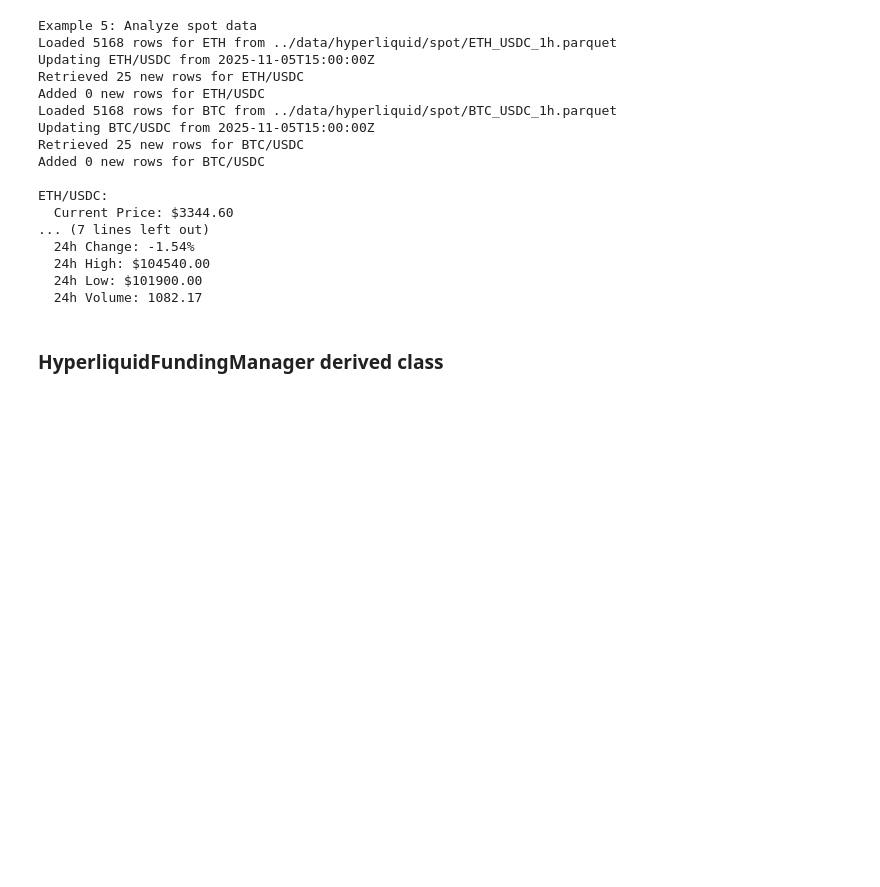
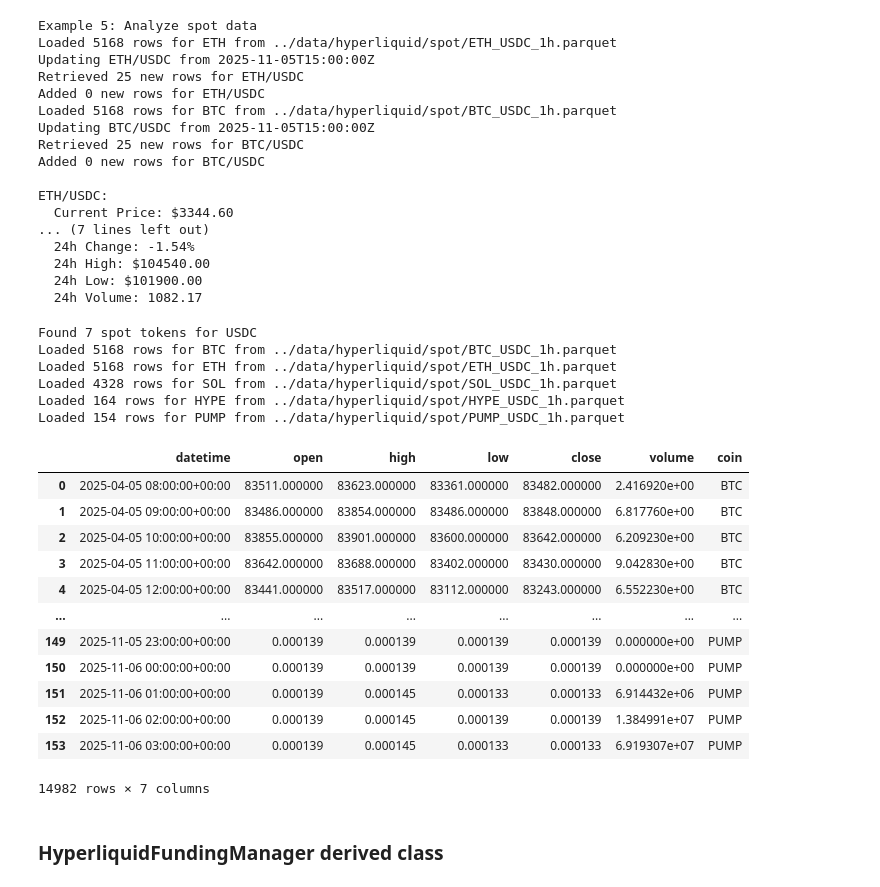
Before and after one commit to silvaac/token_data, a Jupyter notebook: nbs/hyperliquid.ipynb, the cells around one changed output. Saved outputs shown, nothing was run; the diff lists cells and outputs as text; code cells hidden in the pictures; blank space fills up the shorter version.

```diff
--- a/nbs/hyperliquid.ipynb
+++ b/nbs/hyperliquid.ipynb
@@ -980,9 +980,8 @@ class HyperliquidDataManager:
 
         # Initialize info client if needed
         if self.info is None:
-            from hyperliquid.info import Info
-            from hyperliquid.utils import constants
-            address, self.info, exchange = setup(base_url=constants.MAINNET_API_URL, skip_ws=True)
+            if self.update:
+                raise ValueError("To update data, Info client must be provided")
 
         # Get list of tickers to process
         self._initialize_tickers()
@@ -1449,0 +1471,9 @@ Saved 5569 rows for ETH
+# %%
+#|eval: false
+manager = HyperliquidPerpManager(
+    update=False,
+    save=False,
+    verbose=False
+)
+df = manager.get_data()
+print(df)
@@ -1666,7 +1714,7 @@ class HyperliquidSpotManager(HyperliquidDataManager):
                 print(f"Error processing {ticker}/{self.base}: {e}")
                 continue
 
-    def get_data(self, ticker):
+    def get_data(self, ticker=None):
         """
         Get data for a specific ticker.
 
@@ -1676,6 +1724,8 @@ class HyperliquidSpotManager(HyperliquidDataManager):
         Returns:
             pandas.DataFrame: Data for the ticker or None if not available
         """
+        if ticker is None:
+            return pd.concat(self.data.values())
         return self.data.get(ticker)
 
     def refresh_ticker(self, ticker, save=None):
@@ -1869,6 +1919,36 @@ ETH/USDC:
   24h High: $104540.00
   24h Low: $101900.00
   24h Volume: 1082.17
+# %%
+#|eval: false
+mananger6 = HyperliquidSpotManager(
+    base="USDC",
+    interval="1h",
+    update=False,
+    save=False,
+    verbose=True
+)
+mananger6.get_data()
+# %% [output]
+Found 7 spot tokens for USDC
+Loaded 5168 rows for BTC from ../data/hyperliquid/spot/BTC_USDC_1h.parquet
+Loaded 5168 rows for ETH from ../data/hyperliquid/spot/ETH_USDC_1h.parquet
+Loaded 4328 rows for SOL from ../data/hyperliquid/spot/SOL_USDC_1h.parquet
+Loaded 164 rows for HYPE from ../data/hyperliquid/spot/HYPE_USDC_1h.parquet
+Loaded 154 rows for PUMP from ../data/hyperliquid/spot/PUMP_USDC_1h.parquet
+|  | datetime | open | high | low | close | volume | coin |
+| 0 | 2025-04-05 08:00:00+00:00 | 83511.000000 | 83623.000000 | 83361.000000 | 83482.000000 | 2.416920e+00 | BTC |
+| 1 | 2025-04-05 09:00:00+00:00 | 83486.000000 | 83854.000000 | 83486.000000 | 83848.000000 | 6.817760e+00 | BTC |
+| 2 | 2025-04-05 10:00:00+00:00 | 83855.000000 | 83901.000000 | 83600.000000 | 83642.000000 | 6.209230e+00 | BTC |
+| 3 | 2025-04-05 11:00:00+00:00 | 83642.000000 | 83688.000000 | 83402.000000 | 83430.000000 | 9.042830e+00 | BTC |
+| 4 | 2025-04-05 12:00:00+00:00 | 83441.000000 | 83517.000000 | 83112.000000 | 83243.000000 | 6.552230e+00 | BTC |
+| ... | ... | ... | ... | ... | ... | ... | ... |
+| 149 | 2025-11-05 23:00:00+00:00 | 0.000139 | 0.000139 | 0.000139 | 0.000139 | 0.000000e+00 | PUMP |
+| 150 | 2025-11-06 00:00:00+00:00 | 0.000139 | 0.000139 | 0.000139 | 0.000139 | 0.000000e+00 | PUMP |
+| 151 | 2025-11-06 01:00:00+00:00 | 0.000139 | 0.000145 | 0.000133 | 0.000133 | 6.914432e+06 | PUMP |
+| 152 | 2025-11-06 02:00:00+00:00 | 0.000139 | 0.000145 | 0.000139 | 0.000139 | 1.384991e+07 | PUMP |
+| 153 | 2025-11-06 03:00:00+00:00 | 0.000139 | 0.000145 | 0.000133 | 0.000133 | 6.919307e+07 | PUMP |
+14982 rows × 7 columns
 # %% [markdown]
 ### HyperliquidFundingManager derived class
 # %%
```
Also changed, not shown: parts of 8 cells of this notebook, 2 other files.
